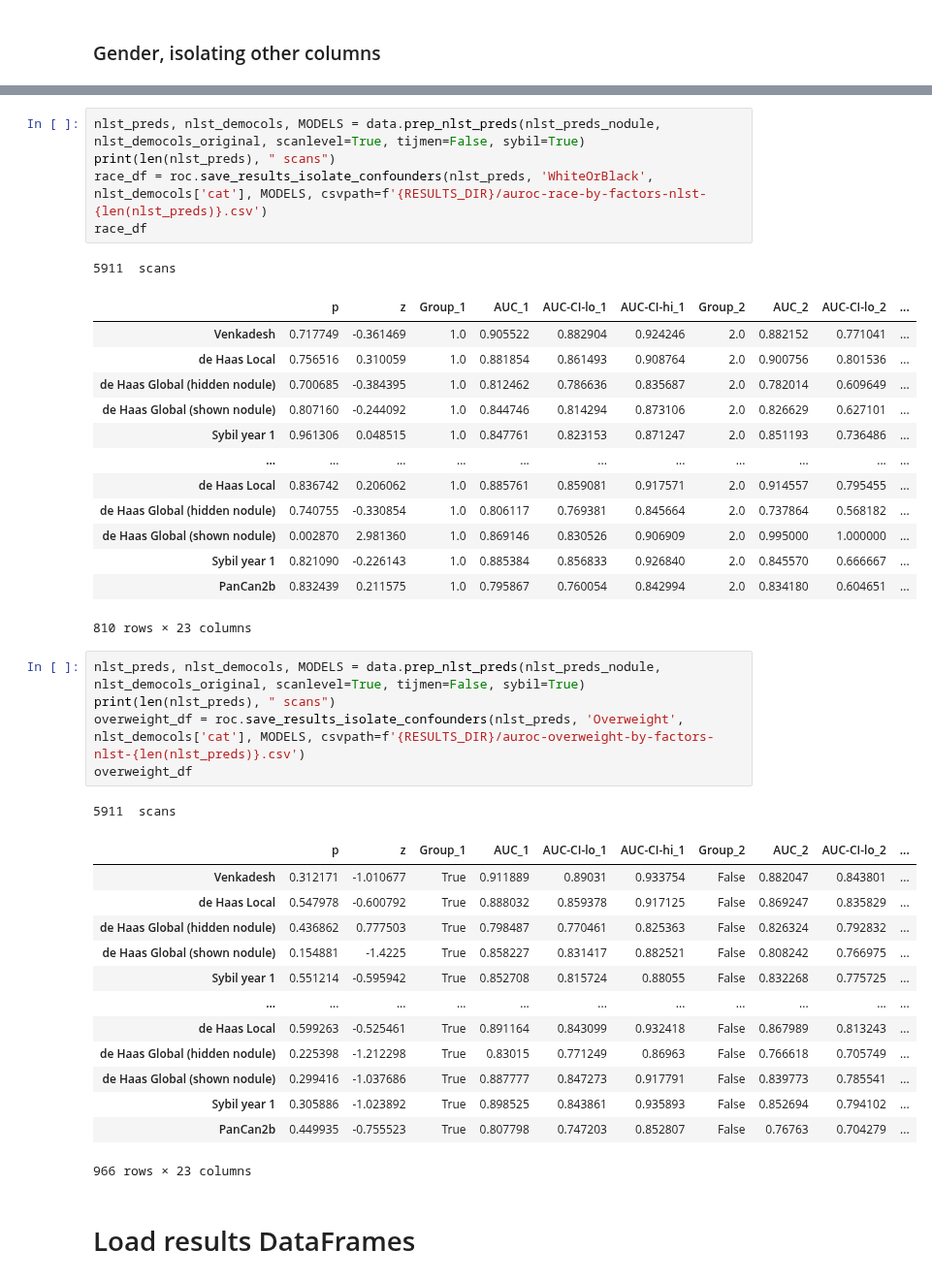
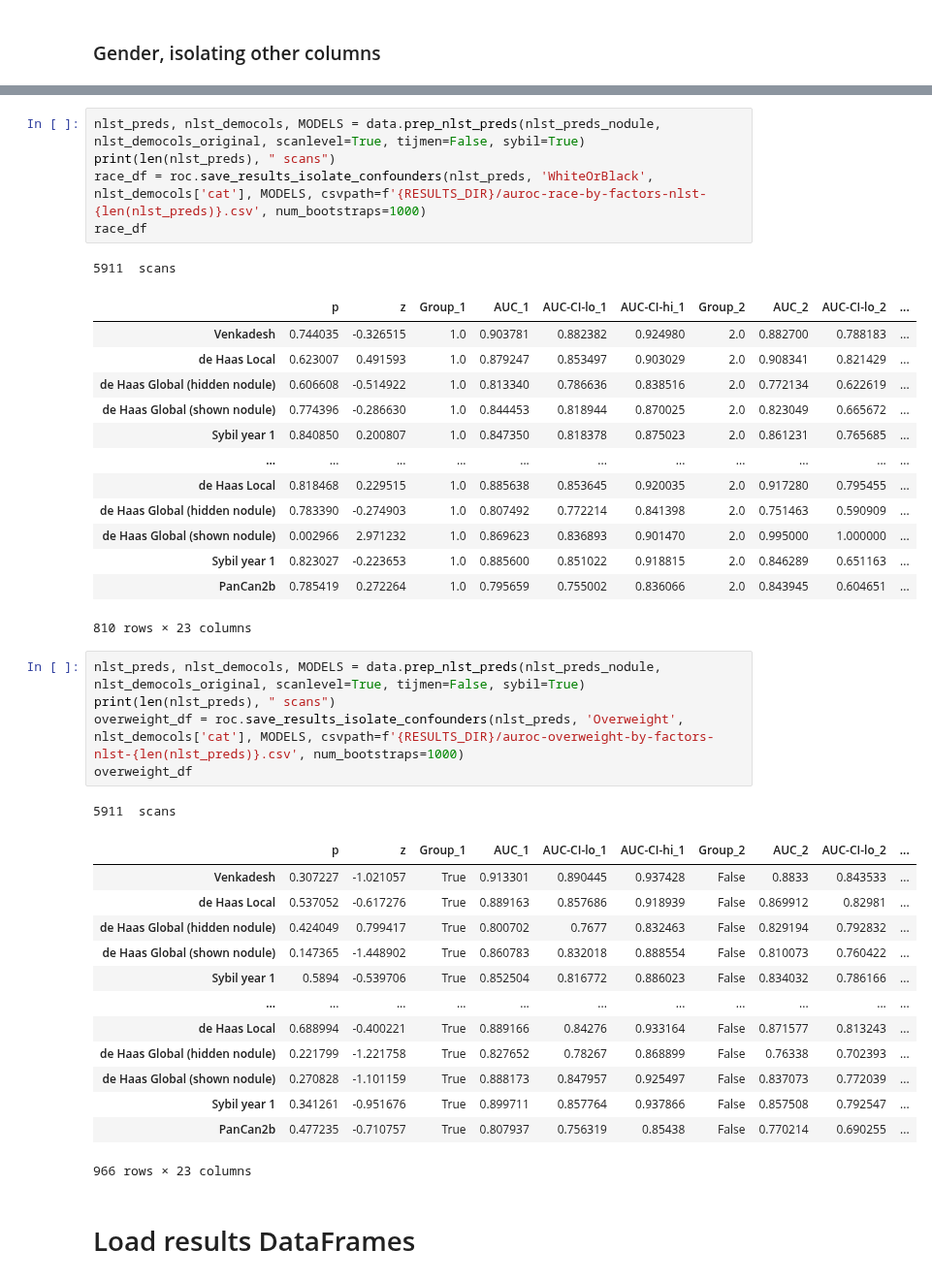
Before and after one commit to DIAGNijmegen/bodyct-lung-malignancy-fairness, a Jupyter notebook: save_all_results.ipynb, the cells around one changed output, grey strips where cells are left out. Shown at 97% size. Saved outputs shown, nothing was run; the diff lists cells and outputs as text.

Commit message:
run 1k bootstraps

```diff
--- a/save_all_results.ipynb
+++ b/save_all_results.ipynb
@@ -327,42 +355,42 @@ gender_df
 # %%
 nlst_preds, nlst_democols, MODELS = data.prep_nlst_preds(nlst_preds_nodule, nlst_democols_original, scanlevel=True, tijmen=False, sybil=True)
 print(len(nlst_preds), " scans")
-race_df = roc.save_results_isolate_confounders(nlst_preds, 'WhiteOrBlack', nlst_democols['cat'], MODELS, csvpath=f'{RESULTS_DIR}/auroc-race-by-factors-nlst-{len(nlst_preds)}.csv')
+race_df = roc.save_results_isolate_confounders(nlst_preds, 'WhiteOrBlack', nlst_democols['cat'], MODELS, csvpath=f'{RESULTS_DIR}/auroc-race-by-factors-nlst-{len(nlst_preds)}.csv', num_bootstraps=1000)
 race_df
 # %% [output]
 5911  scans
 |  | p | z | Group_1 | AUC_1 | AUC-CI-lo_1 | AUC-CI-hi_1 | Group_2 | AUC_2 | AUC-CI-lo_2 | ... |
-| Venkadesh | 0.717749 | -0.361469 | 1.0 | 0.905522 | 0.882904 | 0.924246 | 2.0 | 0.882152 | 0.771041 | ... |
-| de Haas Local | 0.756516 | 0.310059 | 1.0 | 0.881854 | 0.861493 | 0.908764 | 2.0 | 0.900756 | 0.801536 | ... |
-| de Haas Global (hidden nodule) | 0.700685 | -0.384395 | 1.0 | 0.812462 | 0.786636 | 0.835687 | 2.0 | 0.782014 | 0.609649 | ... |
-| de Haas Global (shown nodule) | 0.807160 | -0.244092 | 1.0 | 0.844746 | 0.814294 | 0.873106 | 2.0 | 0.826629 | 0.627101 | ... |
-| Sybil year 1 | 0.961306 | 0.048515 | 1.0 | 0.847761 | 0.823153 | 0.871247 | 2.0 | 0.851193 | 0.736486 | ... |
+| Venkadesh | 0.744035 | -0.326515 | 1.0 | 0.903781 | 0.882382 | 0.924980 | 2.0 | 0.882700 | 0.788183 | ... |
+| de Haas Local | 0.623007 | 0.491593 | 1.0 | 0.879247 | 0.853497 | 0.903029 | 2.0 | 0.908341 | 0.821429 | ... |
+| de Haas Global (hidden nodule) | 0.606608 | -0.514922 | 1.0 | 0.813340 | 0.786636 | 0.838516 | 2.0 | 0.772134 | 0.622619 | ... |
+| de Haas Global (shown nodule) | 0.774396 | -0.286630 | 1.0 | 0.844453 | 0.818944 | 0.870025 | 2.0 | 0.823049 | 0.665672 | ... |
+| Sybil year 1 | 0.840850 | 0.200807 | 1.0 | 0.847350 | 0.818378 | 0.875023 | 2.0 | 0.861231 | 0.765685 | ... |
 | ... | ... | ... | ... | ... | ... | ... | ... | ... | ... | ... |
-| de Haas Local | 0.836742 | 0.206062 | 1.0 | 0.885761 | 0.859081 | 0.917571 | 2.0 | 0.914557 | 0.795455 | ... |
-| de Haas Global (hidden nodule) | 0.740755 | -0.330854 | 1.0 | 0.806117 | 0.769381 | 0.845664 | 2.0 | 0.737864 | 0.568182 | ... |
-| de Haas Global (shown nodule) | 0.002870 | 2.981360 | 1.0 | 0.869146 | 0.830526 | 0.906909 | 2.0 | 0.995000 | 1.000000 | ... |
-| Sybil year 1 | 0.821090 | -0.226143 | 1.0 | 0.885384 | 0.856833 | 0.926840 | 2.0 | 0.845570 | 0.666667 | ... |
-| PanCan2b | 0.832439 | 0.211575 | 1.0 | 0.795867 | 0.760054 | 0.842994 | 2.0 | 0.834180 | 0.604651 | ... |
+| de Haas Local | 0.818468 | 0.229515 | 1.0 | 0.885638 | 0.853645 | 0.920035 | 2.0 | 0.917280 | 0.795455 | ... |
+| de Haas Global (hidden nodule) | 0.783390 | -0.274903 | 1.0 | 0.807492 | 0.772214 | 0.841398 | 2.0 | 0.751463 | 0.590909 | ... |
+| de Haas Global (shown nodule) | 0.002966 | 2.971232 | 1.0 | 0.869623 | 0.836893 | 0.901470 | 2.0 | 0.995000 | 1.000000 | ... |
+| Sybil year 1 | 0.823027 | -0.223653 | 1.0 | 0.885600 | 0.851022 | 0.918815 | 2.0 | 0.846289 | 0.651163 | ... |
+| PanCan2b | 0.785419 | 0.272264 | 1.0 | 0.795659 | 0.755002 | 0.836066 | 2.0 | 0.843945 | 0.604651 | ... |
 810 rows × 23 columns
 # %%
 nlst_preds, nlst_democols, MODELS = data.prep_nlst_preds(nlst_preds_nodule, nlst_democols_original, scanlevel=True, tijmen=False, sybil=True)
 print(len(nlst_preds), " scans")
-overweight_df = roc.save_results_isolate_confounders(nlst_preds, 'Overweight', nlst_democols['cat'], MODELS, csvpath=f'{RESULTS_DIR}/auroc-overweight-by-factors-nlst-{len(nlst_preds)}.csv')
+overweight_df = roc.save_results_isolate_confounders(nlst_preds, 'Overweight', nlst_democols['cat'], MODELS, csvpath=f'{RESULTS_DIR}/auroc-overweight-by-factors-nlst-{len(nlst_preds)}.csv', num_bootstraps=1000)
 overweight_df
 # %% [output]
 5911  scans
 |  | p | z | Group_1 | AUC_1 | AUC-CI-lo_1 | AUC-CI-hi_1 | Group_2 | AUC_2 | AUC-CI-lo_2 | ... |
-| Venkadesh | 0.312171 | -1.010677 | True | 0.911889 | 0.89031 | 0.933754 | False | 0.882047 | 0.843801 | ... |
-| de Haas Local | 0.547978 | -0.600792 | True | 0.888032 | 0.859378 | 0.917125 | False | 0.869247 | 0.835829 | ... |
-| de Haas Global (hidden nodule) | 0.436862 | 0.777503 | True | 0.798487 | 0.770461 | 0.825363 | False | 0.826324 | 0.792832 | ... |
-| de Haas Global (shown nodule) | 0.154881 | -1.4225 | True | 0.858227 | 0.831417 | 0.882521 | False | 0.808242 | 0.766975 | ... |
-| Sybil year 1 | 0.551214 | -0.595942 | True | 0.852708 | 0.815724 | 0.88055 | False | 0.832268 | 0.775725 | ... |
+| Venkadesh | 0.307227 | -1.021057 | True | 0.913301 | 0.890445 | 0.937428 | False | 0.8833 | 0.843533 | ... |
+| de Haas Local | 0.537052 | -0.617276 | True | 0.889163 | 0.857686 | 0.918939 | False | 0.869912 | 0.82981 | ... |
+| de Haas Global (hidden nodule) | 0.424049 | 0.799417 | True | 0.800702 | 0.7677 | 0.832463 | False | 0.829194 | 0.792832 | ... |
+| de Haas Global (shown nodule) | 0.147365 | -1.448902 | True | 0.860783 | 0.832018 | 0.888554 | False | 0.810073 | 0.760422 | ... |
+| Sybil year 1 | 0.5894 | -0.539706 | True | 0.852504 | 0.816772 | 0.886023 | False | 0.834032 | 0.786166 | ... |
 | ... | ... | ... | ... | ... | ... | ... | ... | ... | ... | ... |
-| de Haas Local | 0.599263 | -0.525461 | True | 0.891164 | 0.843099 | 0.932418 | False | 0.867989 | 0.813243 | ... |
-| de Haas Global (hidden nodule) | 0.225398 | -1.212298 | True | 0.83015 | 0.771249 | 0.86963 | False | 0.766618 | 0.705749 | ... |
-| de Haas Global (shown nodule) | 0.299416 | -1.037686 | True | 0.887777 | 0.847273 | 0.917791 | False | 0.839773 | 0.785541 | ... |
-| Sybil year 1 | 0.305886 | -1.023892 | True | 0.898525 | 0.843861 | 0.935893 | False | 0.852694 | 0.794102 | ... |
-| PanCan2b | 0.449935 | -0.755523 | True | 0.807798 | 0.747203 | 0.852807 | False | 0.76763 | 0.704279 | ... |
+| de Haas Local | 0.688994 | -0.400221 | True | 0.889166 | 0.84276 | 0.933164 | False | 0.871577 | 0.813243 | ... |
+| de Haas Global (hidden nodule) | 0.221799 | -1.221758 | True | 0.827652 | 0.78267 | 0.868899 | False | 0.76338 | 0.702393 | ... |
+| de Haas Global (shown nodule) | 0.270828 | -1.101159 | True | 0.888173 | 0.847957 | 0.925497 | False | 0.837073 | 0.772039 | ... |
+| Sybil year 1 | 0.341261 | -0.951676 | True | 0.899711 | 0.857764 | 0.937866 | False | 0.857508 | 0.792547 | ... |
+| PanCan2b | 0.477235 | -0.710757 | True | 0.807937 | 0.756319 | 0.85438 | False | 0.770214 | 0.690255 | ... |
 966 rows × 23 columns
 # %% [markdown]
 # Load results DataFrames
```
Also changed, not shown: parts of 19 cells of this notebook.
